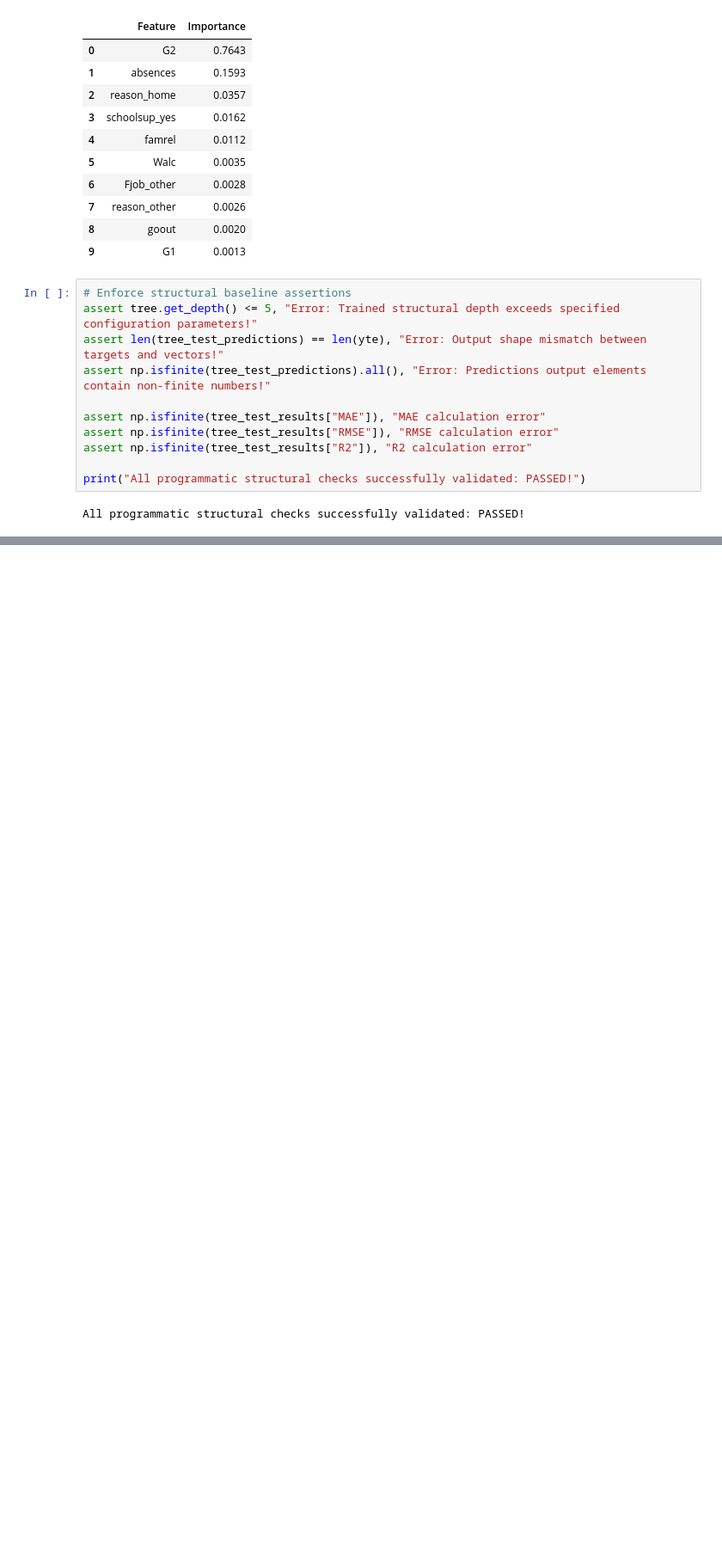
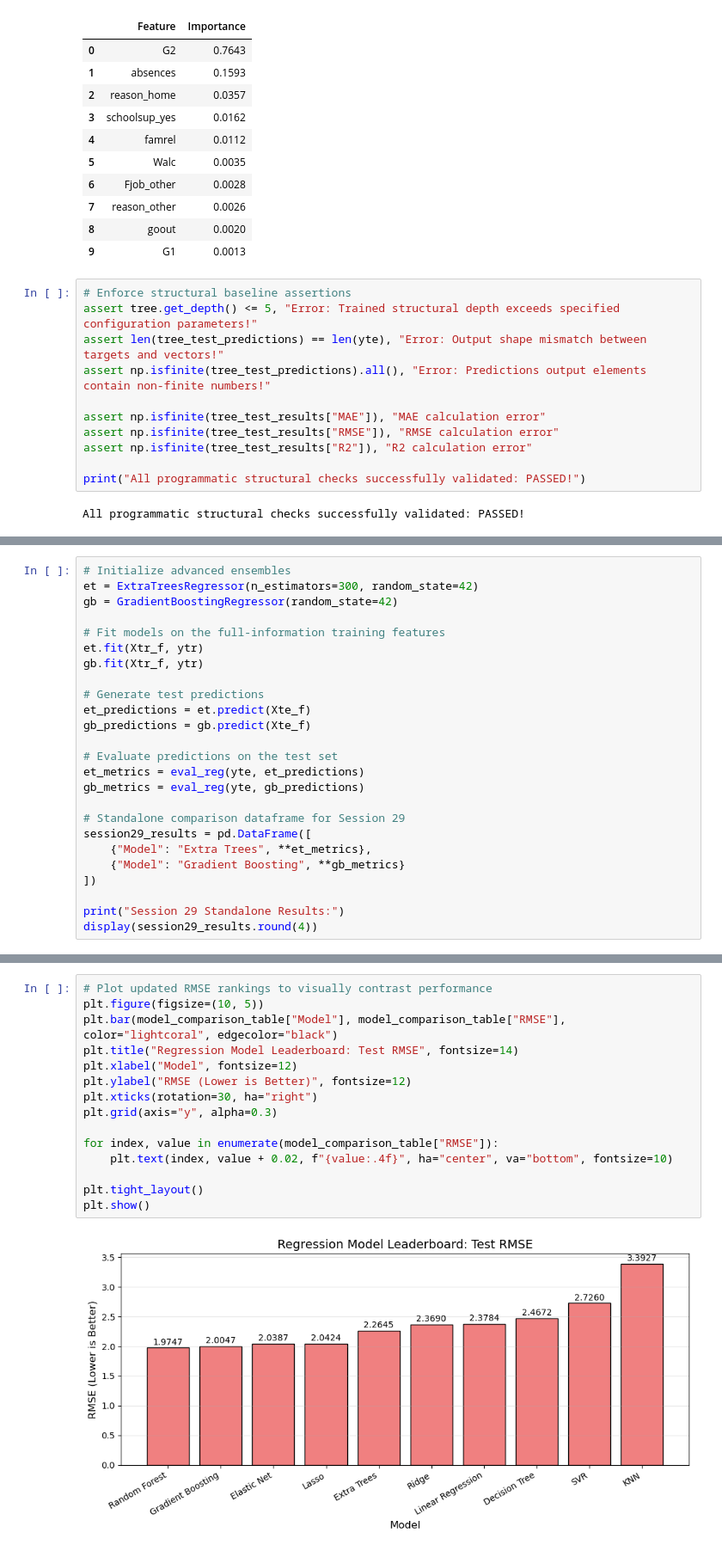
Before and after one commit to NDracorex/student-performance-ml, a Jupyter notebook: notebooks/05_regression_models.ipynb, the cells around one changed output, grey strips where cells are left out. Shown at 86% size. Saved outputs shown, nothing was run; the diff lists cells and outputs as text; blank space fills up the shorter version.

Commit message:
Add Session 29 advanced ensemble regression baselines

```diff
--- a/notebooks/05_regression_models.ipynb
+++ b/notebooks/05_regression_models.ipynb
@@ -569,0 +751,25 @@ All programmatic structural checks successfully validated: PASSED!
+# %%
+# Initialize advanced ensembles
+et = ExtraTreesRegressor(n_estimators=300, random_state=42)
+gb = GradientBoostingRegressor(random_state=42)
+
+# Fit models on the full-information training features
+et.fit(Xtr_f, ytr)
+gb.fit(Xtr_f, ytr)
+
+# Generate test predictions
+et_predictions = et.predict(Xte_f)
+gb_predictions = gb.predict(Xte_f)
+
+# Evaluate predictions on the test set
+et_metrics = eval_reg(yte, et_predictions)
+gb_metrics = eval_reg(yte, gb_predictions)
+
+# Standalone comparison dataframe for Session 29
+session29_results = pd.DataFrame([
+    {"Model": "Extra Trees", **et_metrics},
+    {"Model": "Gradient Boosting", **gb_metrics}
+])
+
+print("Session 29 Standalone Results:")
+display(session29_results.round(4))
@@ -569,0 +862,17 @@ All programmatic structural checks successfully validated: PASSED!
+# %%
+# Plot updated RMSE rankings to visually contrast performance
+plt.figure(figsize=(10, 5))
+plt.bar(model_comparison_table["Model"], model_comparison_table["RMSE"], color="lightcoral", edgecolor="black")
+plt.title("Regression Model Leaderboard: Test RMSE", fontsize=14)
+plt.xlabel("Model", fontsize=12)
+plt.ylabel("RMSE (Lower is Better)", fontsize=12)
+plt.xticks(rotation=30, ha="right")
+plt.grid(axis="y", alpha=0.3)
+
+for index, value in enumerate(model_comparison_table["RMSE"]):
+    plt.text(index, value + 0.02, f"{value:.4f}", ha="center", va="bottom", fontsize=10)
+
+plt.tight_layout()
+plt.show()
+# %% [output]
+[figure, added]
```
Also changed, not shown: parts of 11 cells of this notebook, 2 other files.
